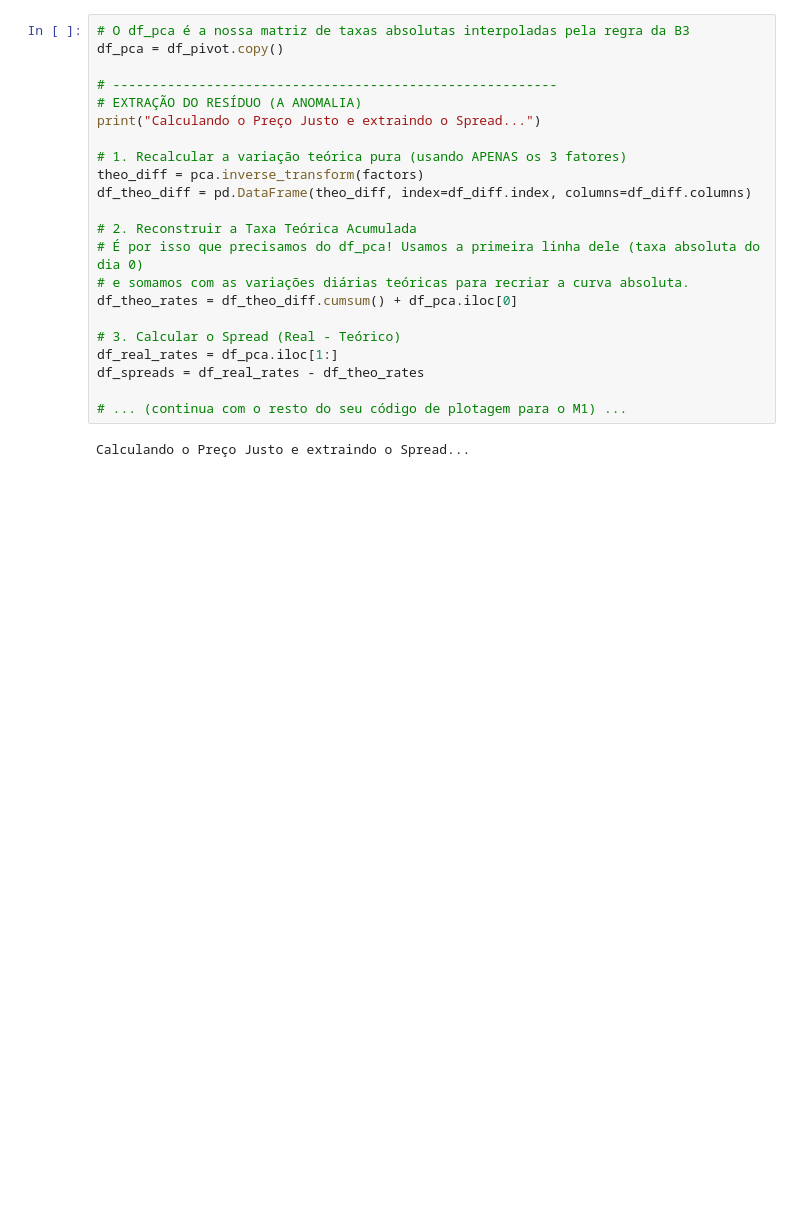
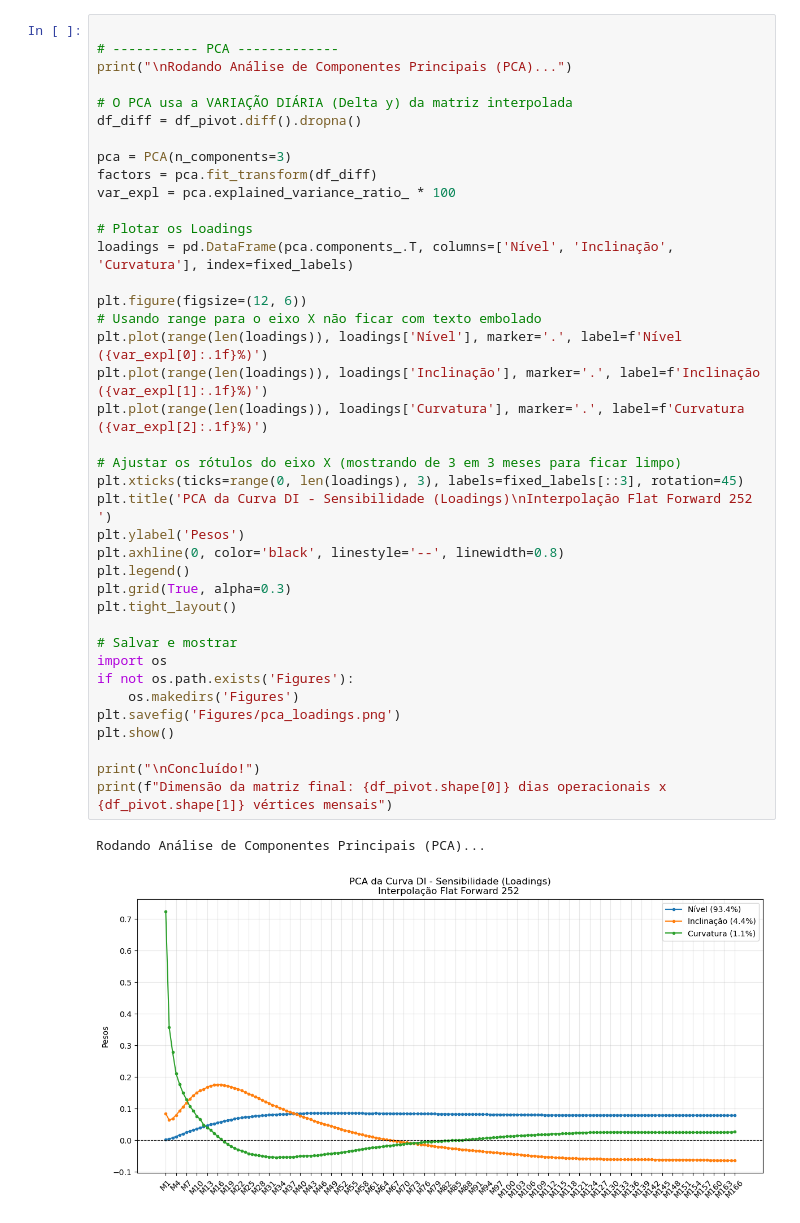
Before and after one commit to adrianfilipe/artigo_di, a Jupyter notebook: code.ipynb, the cells around one changed output. Drawn from its saved outputs; the diff is of its cells as text; blank space fills up the shorter version.

```diff
--- a/code.ipynb
+++ b/code.ipynb
@@ -119,24 +78,42 @@ Dimensão da matriz final: 1282 dias operacionais x 36 vértices mensais
-# %%
-# O df_pca é a nossa matriz de taxas absolutas interpoladas pela regra da B3
-df_pca = df_pivot.copy()
-
-# ---------------------------------------------------------
-# EXTRAÇÃO DO RESÍDUO (A ANOMALIA)
-print("Calculando o Preço Justo e extraindo o Spread...")
-
-# 1. Recalcular a variação teórica pura (usando APENAS os 3 fatores)
-theo_diff = pca.inverse_transform(factors)
-df_theo_diff = pd.DataFrame(theo_diff, index=df_diff.index, columns=df_diff.columns)
-
-# 2. Reconstruir a Taxa Teórica Acumulada
-# É por isso que precisamos do df_pca! Usamos a primeira linha dele (taxa absoluta do dia 0)
-# e somamos com as variações diárias teóricas para recriar a curva absoluta.
-df_theo_rates = df_theo_diff.cumsum() + df_pca.iloc[0]
-
-# 3. Calcular o Spread (Real - Teórico)
-df_real_rates = df_pca.iloc[1:]
-df_spreads = df_real_rates - df_theo_rates
-
-# ... (continua com o resto do seu código de plotagem para o M1) ...
-# %% [output]
-Calculando o Preço Justo e extraindo o Spread...
+# %%
+
+# ----------- PCA -------------
+print("\nRodando Análise de Componentes Principais (PCA)...")
+
+# O PCA usa a VARIAÇÃO DIÁRIA (Delta y) da matriz interpolada
+df_diff = df_pivot.diff().dropna()
+
+pca = PCA(n_components=3)
+factors = pca.fit_transform(df_diff)
+var_expl = pca.explained_variance_ratio_ * 100
+
+# Plotar os Loadings
+loadings = pd.DataFrame(pca.components_.T, columns=['Nível', 'Inclinação', 'Curvatura'], index=fixed_labels)
+
+plt.figure(figsize=(12, 6))
+# Usando range para o eixo X não ficar com texto embolado
+plt.plot(range(len(loadings)), loadings['Nível'], marker='.', label=f'Nível ({var_expl[0]:.1f}%)')
+plt.plot(range(len(loadings)), loadings['Inclinação'], marker='.', label=f'Inclinação ({var_expl[1]:.1f}%)')
+plt.plot(range(len(loadings)), loadings['Curvatura'], marker='.', label=f'Curvatura ({var_expl[2]:.1f}%)')
+
+# Ajustar os rótulos do eixo X (mostrando de 3 em 3 meses para ficar limpo)
+plt.xticks(ticks=range(0, len(loadings), 3), labels=fixed_labels[::3], rotation=45)
+plt.title('PCA da Curva DI - Sensibilidade (Loadings)\nInterpolação Flat Forward 252 ')
+plt.ylabel('Pesos')
+plt.axhline(0, color='black', linestyle='--', linewidth=0.8)
+plt.legend()
+plt.grid(True, alpha=0.3)
+plt.tight_layout()
+
+# Salvar e mostrar
+import os
+if not os.path.exists('Figures'):
+    os.makedirs('Figures')
+plt.savefig('Figures/pca_loadings.png')
+plt.show()
+
+print("\nConcluído!")
+print(f"Dimensão da matriz final: {df_pivot.shape[0]} dias operacionais x {df_pivot.shape[1]} vértices mensais")
+# %% [output]
+Rodando Análise de Componentes Principais (PCA)...
+[figure, added]
```
Also changed, not shown: parts of 12 cells of this notebook.
